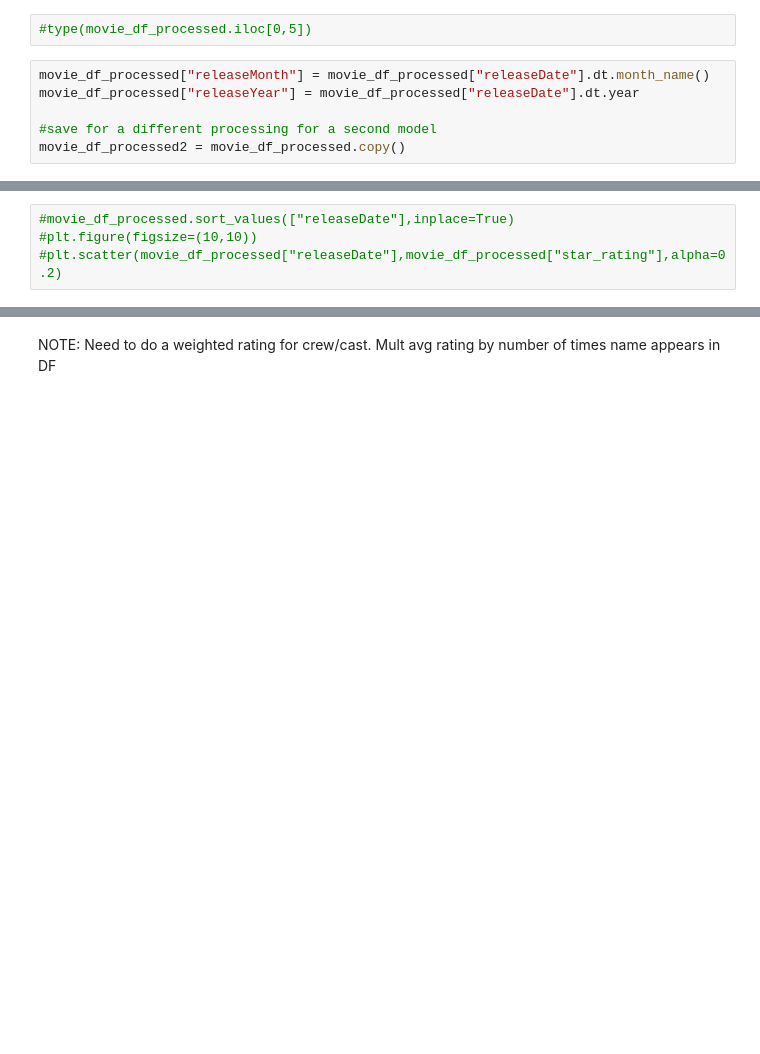
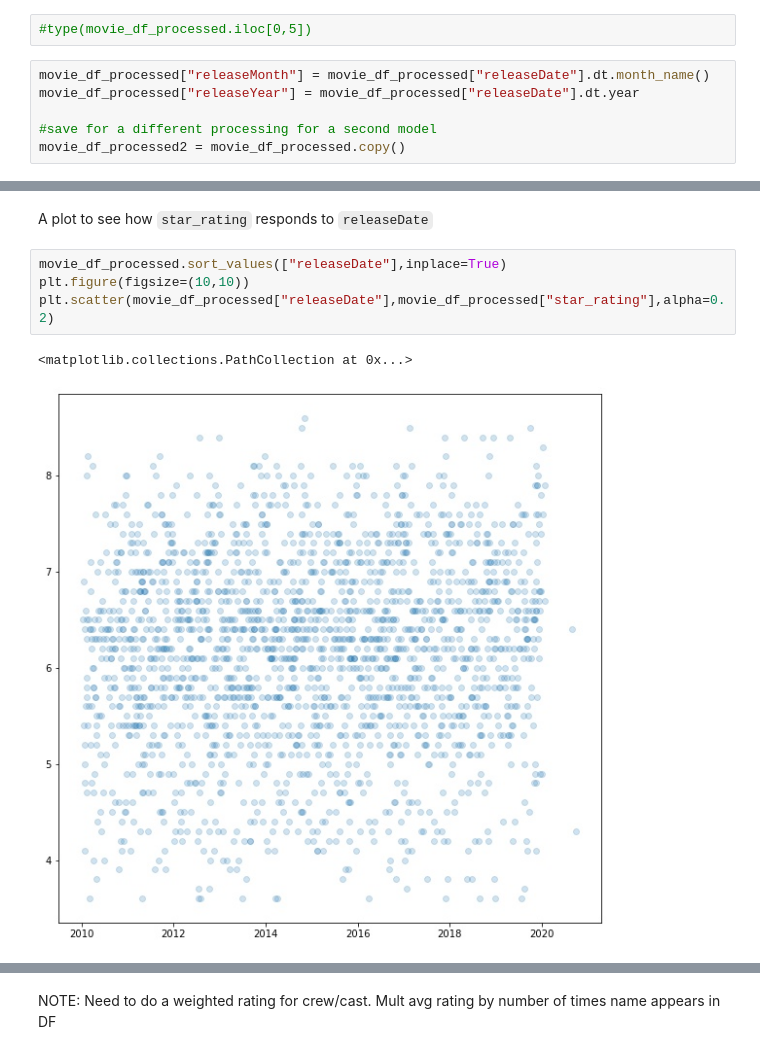
Before and after one commit to michael-a-green/Metis_Project2, a Jupyter notebook: Project2.ipynb, the cells around one changed output, grey strips where cells are left out. Cells and saved outputs as stored; diff of their text form; blank space fills up the shorter version.

```diff
--- a/Project2.ipynb
+++ b/Project2.ipynb
@@ -690,7 +694,12 @@ movie_df_processed.head()
 | 2 | Knives Out | http://www.imdb.com/title/tt8946378/ | 165363234 | PG-13 | Rian Johnson | 2019-11-27 | Comedy | 130 | ... |
 | 3 | Bastille Day | http://www.imdb.com/title/tt2368619/ | 50269 | R | James Watkins | 2016-11-18 | Action | 92 | ... |
 | 4 | Joker | http://www.imdb.com/title/tt7286456/ | 335451311 | R | Todd Phillips | 2019-10-04 | Crime | 122 | ... |
+# %% [markdown]
+A plot to see how `star_rating` responds to `releaseDate`
 # %%
-#movie_df_processed.sort_values(["releaseDate"],inplace=True)
-#plt.figure(figsize=(10,10))
-#plt.scatter(movie_df_processed["releaseDate"],movie_df_processed["star_rating"],alpha=0.2)
+movie_df_processed.sort_values(["releaseDate"],inplace=True)
+plt.figure(figsize=(10,10))
+plt.scatter(movie_df_processed["releaseDate"],movie_df_processed["star_rating"],alpha=0.2)
+# %% [output]
+<matplotlib.collections.PathCollection at 0x...>
+[figure, added]
```
Also changed, not shown: parts of 28 cells of this notebook.
